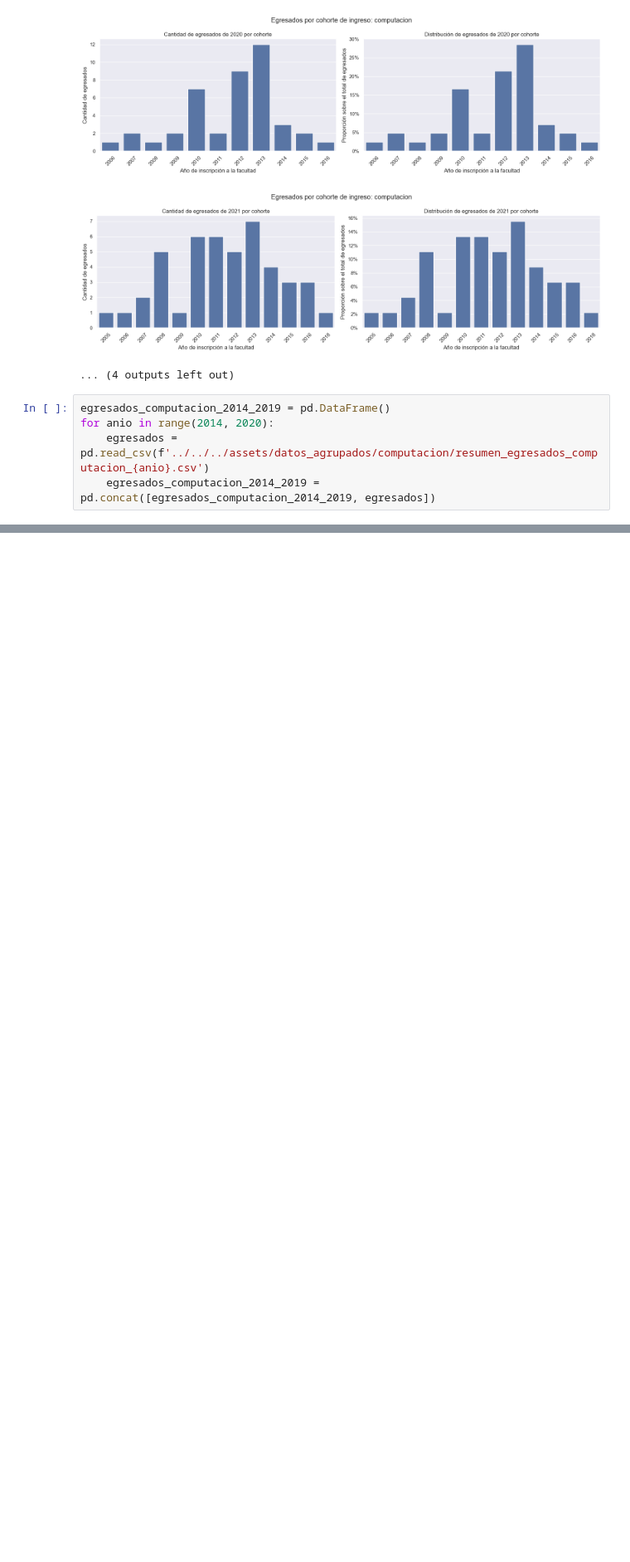
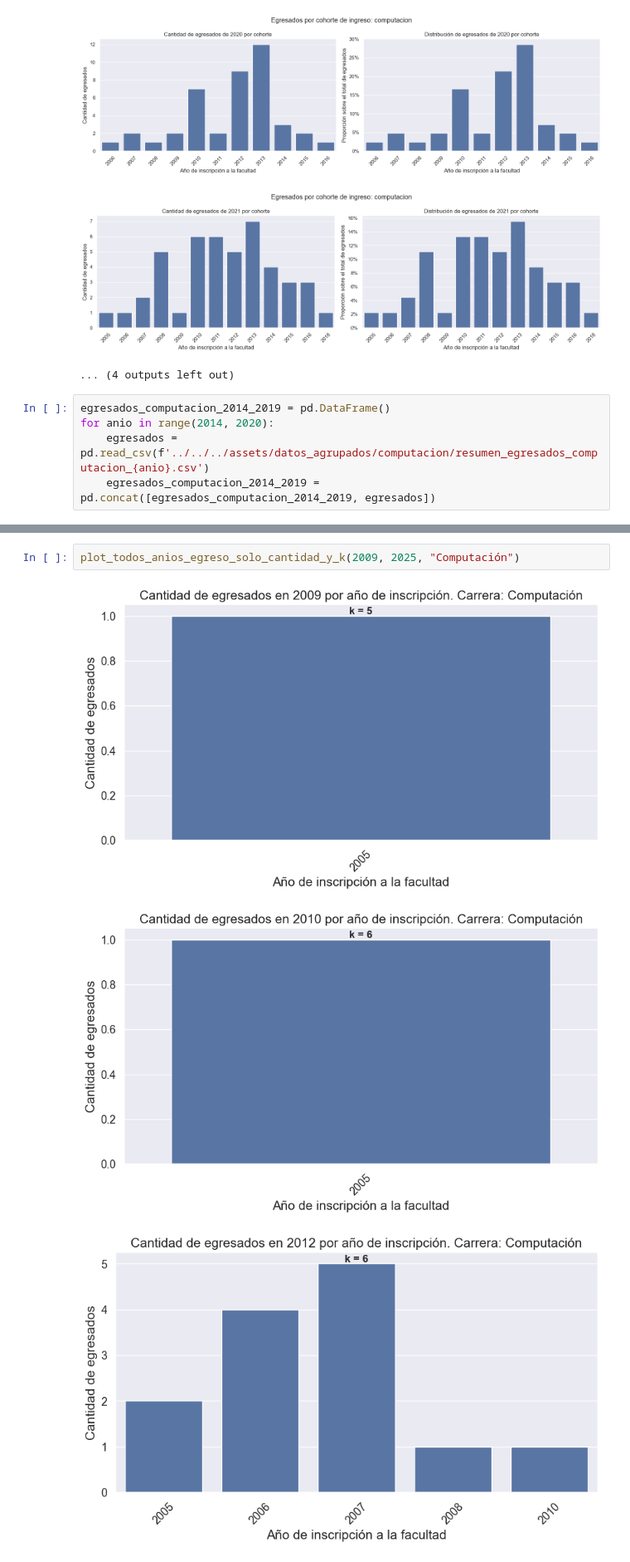
Before and after one commit to solcalloni/modelos-para-prediccion-de-abandono, a Jupyter notebook: packages/exploratory-data-analysis/FCEN_2005_2025/03-analisis_por_carrera_compu.ipynb, the cells around one changed output, grey strips where cells are left out. Shown at 83% size. Cells and saved outputs as stored; diff of their text form; blank space fills up the shorter version.

```diff
--- a/packages/exploratory-data-analysis/FCEN_2005_2025/03-analisis_por_carrera_compu.ipynb
+++ b/packages/exploratory-data-analysis/FCEN_2005_2025/03-analisis_por_carrera_compu.ipynb
@@ -149,0 +289,6 @@ anio_egreso      2014  2015  2016  2017  2018  2019
+# %%
+plot_todos_anios_egreso_solo_cantidad_y_k(2009, 2025, "Computación")
+# %% [output]
+[figure, added]
+[figure, added]
+[figure, added]
```
Also changed, not shown: parts of 13 cells of this notebook, 4 other files.
